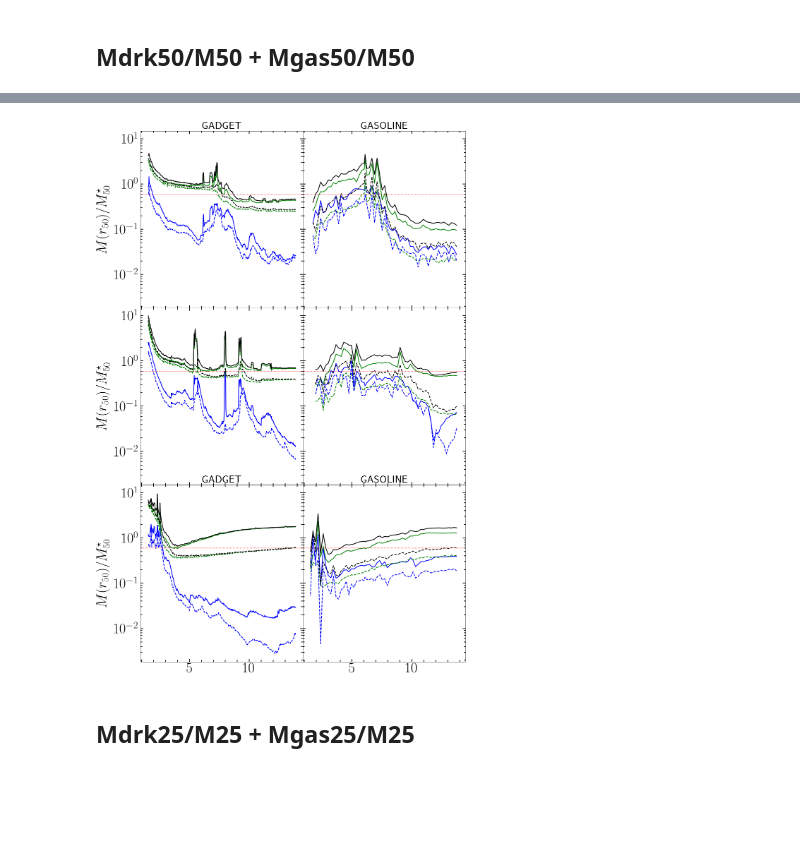
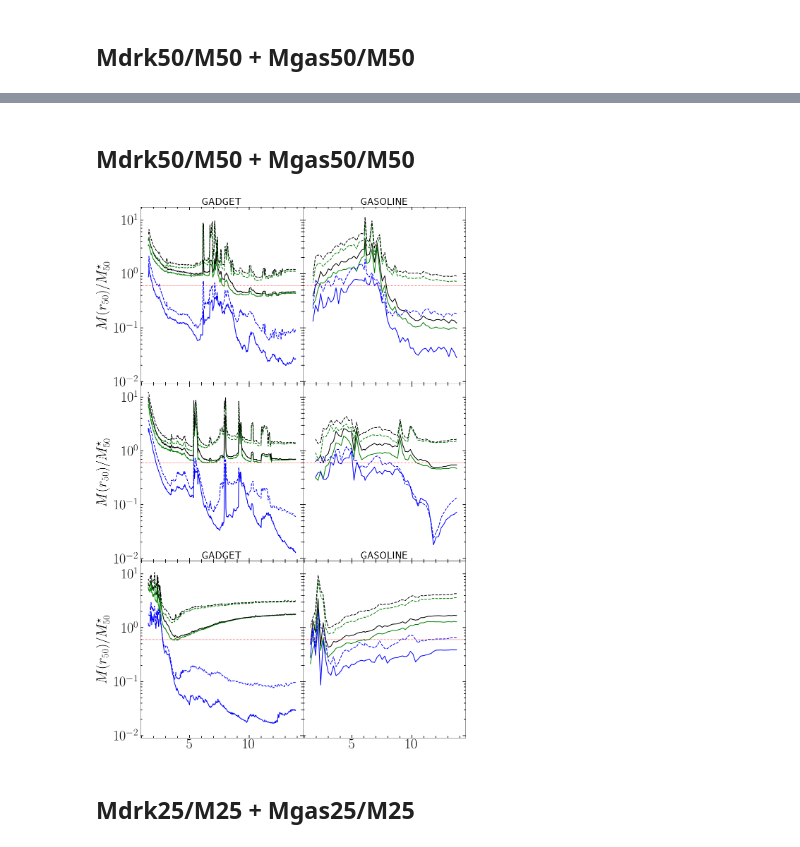
Before and after one commit to ornemarioni/Barras_GdGs, a Jupyter notebook: Barras_Gd/programs/inestabilidad_simulaciones.ipynb, the cells around one changed output, grey strips where cells are left out. Saved outputs shown, nothing was run; the diff lists cells and outputs as text; code cells hidden in the pictures; blank space fills up the shorter version.

```diff
--- a/Barras_Gd/programs/inestabilidad_simulaciones.ipynb
+++ b/Barras_Gd/programs/inestabilidad_simulaciones.ipynb
@@ -495,3 +539,5 @@ Mdm75_M33gs = M33_gs[:,9]
+# %% [markdown]
+## Mdrk50/M50 + Mgas50/M50
 # %%
 #-----grafico-----------
 # fig=plt.figure(1,figsize=(16,16))
@@ -515,9 +561,9 @@ ax[0,0].plot(time_M31gd, Mdm50_M31gd/M50_M31gd,'-', lw=2, color = 'g')
 ax[0,0].plot(time_M31gd, Mg50_M31gd/M50_M31gd,'-', lw=2, color = 'b')
 ax[0,0].plot(time_M31gd, Mdm50_M31gd/M50_M31gd + Mg50_M31gd/M50_M31gd ,'-', lw=2, color = 'k')
 
-ax[0,0].plot(time_M31gd, Mdm25_M31gd/M25_M31gd,'--', lw=2, color = 'g')
-ax[0,0].plot(time_M31gd, Mg25_M31gd/M25_M31gd,'--', lw=2, color = 'b')
-ax[0,0].plot(time_M31gd, Mg25_M31gd/M25_M31gd + Mdm25_M31gd/M25_M31gd,'--', lw=2, color = 'k')
+ax[0,0].plot(time_M31gd, Mdm75_M31gd/M75_M31gd,'--', lw=2, color = 'g')
+ax[0,0].plot(time_M31gd, Mg75_M31gd/M75_M31gd,'--', lw=2, color = 'b')
+ax[0,0].plot(time_M31gd, Mg75_M31gd/M75_M31gd + Mdm75_M31gd/M75_M31gd,'--', lw=2, color = 'k')
 
 # ax[0,0].set_xlim(2,14)
 # ax[0,0].set_xticks([2,4,6,8,10,12,14])
@@ -541,9 +587,9 @@ ax[0,1].plot(time_M31gs, Mdm50_M31gs/M50_M31gs,'-', lw=2, color = 'g')
 ax[0,1].plot(time_M31gs, Mg50_M31gs/M50_M31gs,'-', lw=2, color = 'b')
 ax[0,1].plot(time_M31gs, Mg50_M31gs/M50_M31gs + Mdm50_M31gs/M50_M31gs,'-', lw=2, color = 'k')
 
-ax[0,1].plot(time_M31gs, Mdm25_M31gs/M25_M31gs,'--', lw=2, color = 'g')
-ax[0,1].plot(time_M31gs, Mg25_M31gs/M25_M31gs,'--', lw=2, color = 'b')
-ax[0,1].plot(time_M31gs, Mg25_M31gs/M25_M31gs + Mdm25_M31gs/M25_M31gs,'--', lw=2, color = 'k')
+ax[0,1].plot(time_M31gs, Mdm75_M31gs/M75_M31gs,'--', lw=2, color = 'g')
+ax[0,1].plot(time_M31gs, Mg75_M31gs/M75_M31gs,'--', lw=2, color = 'b')
+ax[0,1].plot(time_M31gs, Mg75_M31gs/M75_M31gs + Mdm75_M31gs/M75_M31gs,'--', lw=2, color = 'k')
 # ax[0,1].set_xlim(2,14)
 # ax[0,1].set_xticks([2,4,6,8,10,12,14])
 # ax[0,1].set_xticklabels([])
@@ -564,9 +610,9 @@ ax[1,0].plot(time_MWgd, Mdm50_MWgd/M50_MWgd,'-', lw=2, color = 'g')
 ax[1,0].plot(time_MWgd, Mg50_MWgd/M50_MWgd,'-', lw=2, color = 'b')
 ax[1,0].plot(time_MWgd, Mg50_MWgd/M50_MWgd +Mdm50_MWgd/M50_MWgd,'-', lw=2, color = 'k')
 
-ax[1,0].plot(time_MWgd, Mdm25_MWgd/M25_MWgd,'--', lw=2, color = 'g')
-ax[1,0].plot(time_MWgd, Mg25_MWgd/M25_MWgd,'--', lw=2, color = 'b')
-ax[1,0].plot(time_MWgd, Mg25_MWgd/M25_MWgd + Mdm25_MWgd/M25_MWgd,'--', lw=2, color = 'k')
+ax[1,0].plot(time_MWgd, Mdm75_MWgd/M75_MWgd,'--', lw=2, color = 'g')
+ax[1,0].plot(time_MWgd, Mg75_MWgd/M75_MWgd,'--', lw=2, color = 'b')
+ax[1,0].plot(time_MWgd, Mg75_MWgd/M75_MWgd + Mdm75_MWgd/M75_MWgd,'--', lw=2, color = 'k')
 # ax[1,0].set_xlim(2,14)
 # ax[1,0].set_xticks([2,4,6,8,10,12])
 # ax[1,0].set_xticklabels([2,4,6,8,10,12])
@@ -589,9 +635,9 @@ ax[1,1].plot(time_MWgs, Mdm50_MWgs/M50_MWgs,'-', lw=2, color = 'g')
 ax[1,1].plot(time_MWgs, Mg50_MWgs/M50_MWgs,'-', lw=2, color = 'b')
 ax[1,1].plot(time_MWgs, Mg50_MWgs/M50_MWgs+Mdm50_MWgs/M50_MWgs,'-', lw=2, color = 'k')
 
-ax[1,1].plot(time_MWgs, Mdm25_MWgs/M25_MWgs,'--', lw=2, color = 'g')
-ax[1,1].plot(time_MWgs, Mg25_MWgs/M25_MWgs,'--', lw=2, color = 'b')
-ax[1,1].plot(time_MWgs, Mg25_MWgs/M25_MWgs+Mdm25_MWgs/M25_MWgs,'--', lw=2, color = 'k')
+ax[1,1].plot(time_MWgs, Mdm75_MWgs/M75_MWgs,'--', lw=2, color = 'g')
+ax[1,1].plot(time_MWgs, Mg75_MWgs/M75_MWgs,'--', lw=2, color = 'b')
+ax[1,1].plot(time_MWgs, Mg75_MWgs/M75_MWgs+Mdm75_MWgs/M75_MWgs,'--', lw=2, color = 'k')
 # ax[1,1].set_xlim(2,14)
 # ax[1,1].set_xticks([2,4,6,8,10,12,14])
 # ax[1,1].set_xticklabels([2,4,6,8,10,12,14])
@@ -612,9 +658,9 @@ ax[2,0].plot(time_M33gd, Mdm50_M33gd/M50_M33gd,'-', lw=2, color = 'g')
 ax[2,0].plot(time_M33gd, Mg50_M33gd/M50_M33gd,'-', lw=2, color = 'b')
 ax[2,0].plot(time_M33gd, Mdm50_M33gd/M50_M33gd + Mg50_M33gd/M50_M33gd ,'-', lw=2, color = 'k')
 
-ax[2,0].plot(time_M33gd, Mdm25_M33gd/M25_M33gd,'--', lw=2, color = 'g')
-ax[2,0].plot(time_M33gd, Mg25_M33gd/M25_M33gd,'--', lw=2, color = 'b')
-ax[2,0].plot(time_M33gd, Mg25_M33gd/M25_M33gd + Mdm25_M33gd/M25_M33gd,'--', lw=2, color = 'k')
+ax[2,0].plot(time_M33gd, Mdm75_M33gd/M75_M33gd,'--', lw=2, color = 'g')
+ax[2,0].plot(time_M33gd, Mg75_M33gd/M75_M33gd,'--', lw=2, color = 'b')
+ax[2,0].plot(time_M33gd, Mg75_M33gd/M75_M33gd + Mdm75_M33gd/M75_M33gd,'--', lw=2, color = 'k')
 
 # ax[0,0].set_xlim(2,14)
 # ax[0,0].set_xticks([2,4,6,8,10,12,14])
@@ -628,38 +674,38 @@ ax[2,0].minorticks_on()
 ax[2,0].tick_params( labelsize=40)
 ax[2,0].tick_params('both', length=5, width=1.8,which='minor', direction='in', right='on',top='on')
 ax[2,0].tick_params('both', length=8, width=1.8,which='major', direction='in', right='on',top='on')
 # ax[0,0].text(4, 9.75,'A', fontsize=30, color='k', ha='center', va='center')
 # ax[0,0].plot(0,0,'k+', markersize=20, color='k')
 ax[2,0].set_title('GADGET', loc='center', fontsize=30)
 ax[2,0].axhline(y=0.6,ls=':', color='r')
 #---------------------------------
 
 ax[2,1].plot(time_M33gs, Mdm50_M33gs/M50_M33gs,'-', lw=2, color = 'g')
 ax[2,1].plot(time_M33gs, Mg50_M33gs/M50_M33gs,'-', lw=2, color = 'b')
 ax[2,1].plot(time_M33gs, Mg50_M33gs/M50_M33gs + Mdm50_M33gs/M50_M33gs,'-', lw=2, color = 'k')
 
-ax[2,1].plot(time_M33gs, Mdm25_M33gs/M25_M33gs,'--', lw=2, color = 'g')
-ax[2,1].plot(time_M33gs, Mg25_M33gs/M25_M33gs,'--', lw=2, color = 'b')
-ax[2,1].plot(time_M33gs, Mg25_M33gs/M25_M33gs + Mdm25_M33gs/M25_M33gs,'--', lw=2, color = 'k')
+ax[2,1].plot(time_M33gs, Mdm75_M33gs/M75_M33gs,'--', lw=2, color = 'g')
+ax[2,1].plot(time_M33gs, Mg75_M33gs/M75_M33gs,'--', lw=2, color = 'b')
+ax[2,1].plot(time_M33gs, Mg75_M33gs/M75_M33gs + Mdm75_M33gs/M75_M33gs,'--', lw=2, color = 'k')
 # ax[0,1].set_xlim(2,14)
 # ax[0,1].set_xticks([2,4,6,8,10,12,14])
 # ax[0,1].set_xticklabels([])
 # ax[0,1].set_ylim(8,10)
 # ax[0,1].set_yticks([8.,8.5,9.,9.5,10.])
 # ax[0,1].set_yticklabels([])
 ax[2,1].minorticks_on()
 ax[2,1].tick_params( labelsize=40)
 ax[2,1].tick_params('both', length=5, width=1.8,which='minor', direction='in', right='on',top='on')
 ax[2,1].tick_params('both', length=8, width=1.8,which='major', direction='in', right='on',top='on')
 # ax[0,1].text(4, 9.75,'A', fontsize=30, color='k', ha='center', va='center')
 ax[2,1].set_title('GASOLINE', loc='center', fontsize=30)
 ax[2,1].axhline(y=0.6,ls=':', color='r')
 
 # fig.savefig('/home/ornela/overleaf/13216980csjxswjndpmj/Barras.pdf', dpi = 100, xxbox_inches='tight')
-fig.savefig('/home/omarioni/Barras_GdGs/Barras_Gd/_imagenes/Mdrk50Mgas50_time.pdf', dpi = 100, xxbox_inches='tight')
+# fig.savefig('/home/omarioni/Barras_GdGs/Barras_Gd/_imagenes/Mdrk50Mgas50_time.pdf', dpi = 100, xxbox_inches='tight')
 plt.show()
 # %% [output]
-[figure, old version]
+[figure, new version]
 # %% [markdown]
 ## Mdrk25/M25 + Mgas25/M25
 # %%
```
Also changed, not shown: parts of 2 cells of this notebook, 3 other files.
